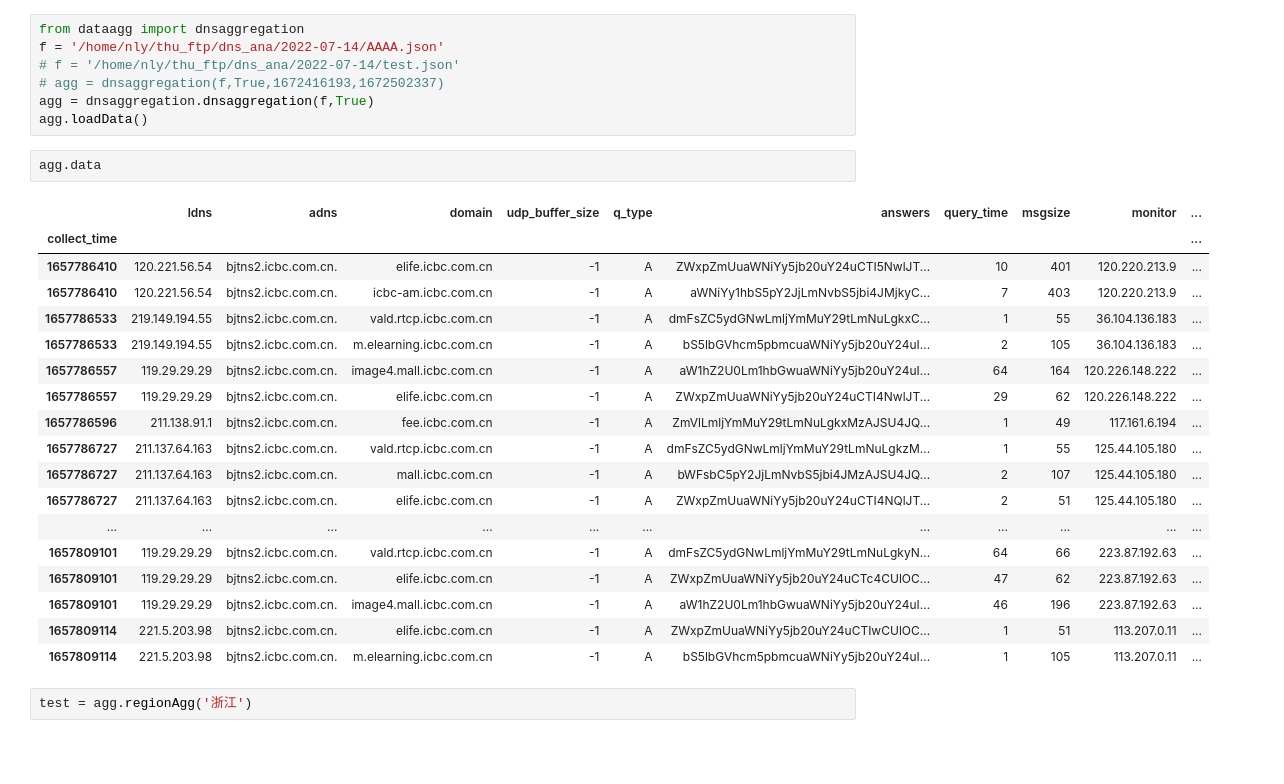
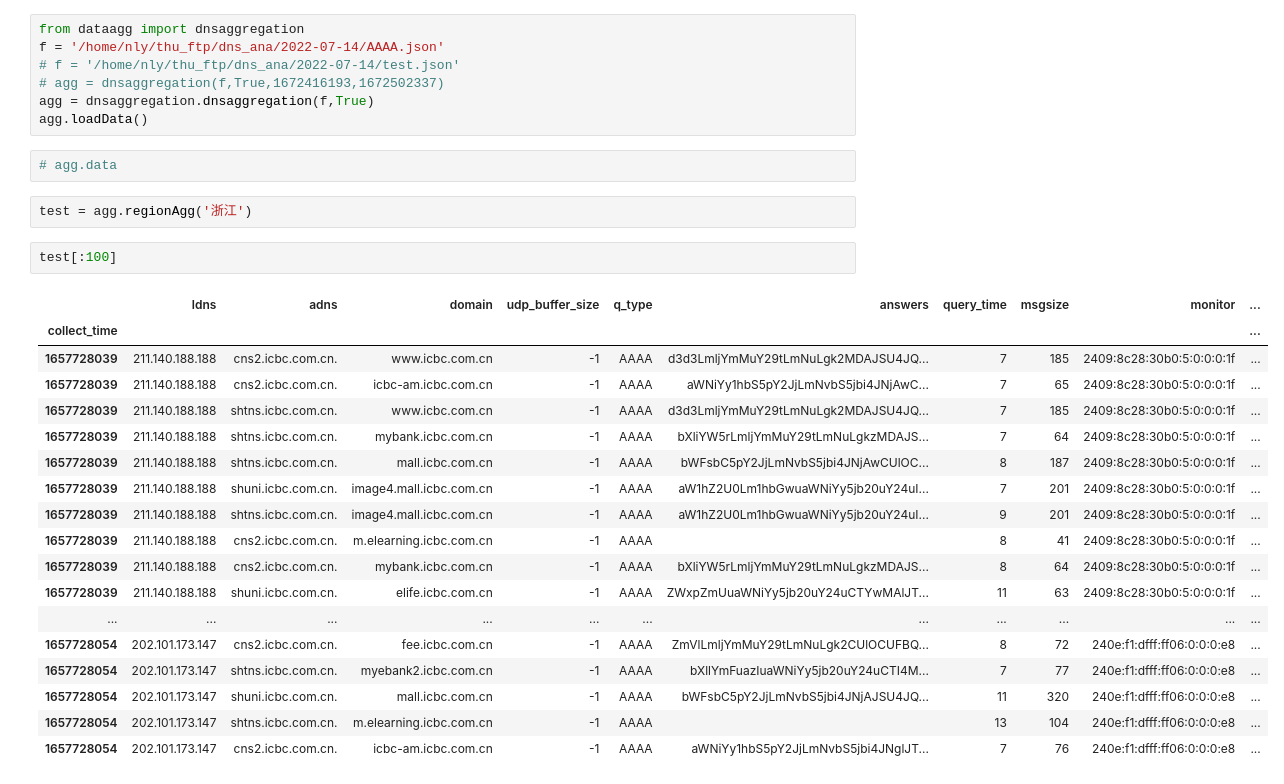
Before and after one commit to menaknak/icbc_project_dns, a Jupyter notebook: atroubleshoot_test-0613.ipynb, the cells around one changed output. Saved outputs shown, nothing was run; the diff lists cells and outputs as text; blank space fills up the shorter version.

```diff
--- a/atroubleshoot_test-0613.ipynb
+++ b/atroubleshoot_test-0613.ipynb
@@ -75,28 +81,30 @@ f = '/home/nly/thu_ftp/dns_ana/2022-07-14/AAAA.json'
 agg = dnsaggregation.dnsaggregation(f,True)
 agg.loadData()
 # %%
-agg.data
+# agg.data
-# %% [output]
-|  | ldns | adns | domain | udp_buffer_size | q_type | answers | query_time | msgsize | monitor | ... |
-| collect_time |  |  |  |  |  |  |  |  |  | ... |
-| 1657786410 | 120.221.56.54 | bjtns2.icbc.com.cn. | elife.icbc.com.cn | -1 | A | ZWxpZmUuaWNiYy5jb20uY24uCTI5NwlJT... | 10 | 401 | 120.220.213.9 | ... |
-| 1657786410 | 120.221.56.54 | bjtns2.icbc.com.cn. | icbc-am.icbc.com.cn | -1 | A | aWNiYy1hbS5pY2JjLmNvbS5jbi4JMjkyC... | 7 | 403 | 120.220.213.9 | ... |
-| 1657786533 | 219.149.194.55 | bjtns2.icbc.com.cn. | vald.rtcp.icbc.com.cn | -1 | A | dmFsZC5ydGNwLmljYmMuY29tLmNuLgkxC... | 1 | 55 | 36.104.136.183 | ... |
-| 1657786533 | 219.149.194.55 | bjtns2.icbc.com.cn. | m.elearning.icbc.com.cn | -1 | A | bS5lbGVhcm5pbmcuaWNiYy5jb20uY24uI... | 2 | 105 | 36.104.136.183 | ... |
-| 1657786557 | 119.29.29.29 | bjtns2.icbc.com.cn. | image4.mall.icbc.com.cn | -1 | A | aW1hZ2U0Lm1hbGwuaWNiYy5jb20uY24uI... | 64 | 164 | 120.226.148.222 | ... |
-| 1657786557 | 119.29.29.29 | bjtns2.icbc.com.cn. | elife.icbc.com.cn | -1 | A | ZWxpZmUuaWNiYy5jb20uY24uCTI4NwlJT... | 29 | 62 | 120.226.148.222 | ... |
-| 1657786596 | 211.138.91.1 | bjtns2.icbc.com.cn. | fee.icbc.com.cn | -1 | A | ZmVlLmljYmMuY29tLmNuLgkxMzAJSU4JQ... | 1 | 49 | 117.161.6.194 | ... |
-| 1657786727 | 211.137.64.163 | bjtns2.icbc.com.cn. | vald.rtcp.icbc.com.cn | -1 | A | dmFsZC5ydGNwLmljYmMuY29tLmNuLgkzM... | 1 | 55 | 125.44.105.180 | ... |
-| 1657786727 | 211.137.64.163 | bjtns2.icbc.com.cn. | mall.icbc.com.cn | -1 | A | bWFsbC5pY2JjLmNvbS5jbi4JMzAJSU4JQ... | 2 | 107 | 125.44.105.180 | ... |
-| 1657786727 | 211.137.64.163 | bjtns2.icbc.com.cn. | elife.icbc.com.cn | -1 | A | ZWxpZmUuaWNiYy5jb20uY24uCTI4NQlJT... | 2 | 51 | 125.44.105.180 | ... |
-| ... | ... | ... | ... | ... | ... | ... | ... | ... | ... | ... |
-| 1657809101 | 119.29.29.29 | bjtns2.icbc.com.cn. | vald.rtcp.icbc.com.cn | -1 | A | dmFsZC5ydGNwLmljYmMuY29tLmNuLgkyN... | 64 | 66 | 223.87.192.63 | ... |
-| 1657809101 | 119.29.29.29 | bjtns2.icbc.com.cn. | elife.icbc.com.cn | -1 | A | ZWxpZmUuaWNiYy5jb20uY24uCTc4CUlOC... | 47 | 62 | 223.87.192.63 | ... |
-| 1657809101 | 119.29.29.29 | bjtns2.icbc.com.cn. | image4.mall.icbc.com.cn | -1 | A | aW1hZ2U0Lm1hbGwuaWNiYy5jb20uY24uI... | 46 | 196 | 223.87.192.63 | ... |
-| 1657809114 | 221.5.203.98 | bjtns2.icbc.com.cn. | elife.icbc.com.cn | -1 | A | ZWxpZmUuaWNiYy5jb20uY24uCTIwCUlOC... | 1 | 51 | 113.207.0.11 | ... |
-| 1657809114 | 221.5.203.98 | bjtns2.icbc.com.cn. | m.elearning.icbc.com.cn | -1 | A | bS5lbGVhcm5pbmcuaWNiYy5jb20uY24uI... | 1 | 105 | 113.207.0.11 | ... |
 # %%
 test = agg.regionAgg('浙江')
+# %%
+test[:100]
+# %% [output]
+|  | ldns | adns | domain | udp_buffer_size | q_type | answers | query_time | msgsize | monitor | ... |
+| collect_time |  |  |  |  |  |  |  |  |  | ... |
+| 1657728039 | 211.140.188.188 | cns2.icbc.com.cn. | www.icbc.com.cn | -1 | AAAA | d3d3LmljYmMuY29tLmNuLgk2MDAJSU4JQ... | 7 | 185 | 2409:8c28:30b0:5:0:0:0:1f | ... |
+| 1657728039 | 211.140.188.188 | cns2.icbc.com.cn. | icbc-am.icbc.com.cn | -1 | AAAA | aWNiYy1hbS5pY2JjLmNvbS5jbi4JNjAwC... | 7 | 65 | 2409:8c28:30b0:5:0:0:0:1f | ... |
+| 1657728039 | 211.140.188.188 | shtns.icbc.com.cn. | www.icbc.com.cn | -1 | AAAA | d3d3LmljYmMuY29tLmNuLgk2MDAJSU4JQ... | 7 | 185 | 2409:8c28:30b0:5:0:0:0:1f | ... |
+| 1657728039 | 211.140.188.188 | shtns.icbc.com.cn. | mybank.icbc.com.cn | -1 | AAAA | bXliYW5rLmljYmMuY29tLmNuLgkzMDAJS... | 7 | 64 | 2409:8c28:30b0:5:0:0:0:1f | ... |
+| 1657728039 | 211.140.188.188 | shtns.icbc.com.cn. | mall.icbc.com.cn | -1 | AAAA | bWFsbC5pY2JjLmNvbS5jbi4JNjAwCUlOC... | 8 | 187 | 2409:8c28:30b0:5:0:0:0:1f | ... |
+| 1657728039 | 211.140.188.188 | shuni.icbc.com.cn. | image4.mall.icbc.com.cn | -1 | AAAA | aW1hZ2U0Lm1hbGwuaWNiYy5jb20uY24uI... | 7 | 201 | 2409:8c28:30b0:5:0:0:0:1f | ... |
+| 1657728039 | 211.140.188.188 | shtns.icbc.com.cn. | image4.mall.icbc.com.cn | -1 | AAAA | aW1hZ2U0Lm1hbGwuaWNiYy5jb20uY24uI... | 9 | 201 | 2409:8c28:30b0:5:0:0:0:1f | ... |
+| 1657728039 | 211.140.188.188 | cns2.icbc.com.cn. | m.elearning.icbc.com.cn | -1 | AAAA |  | 8 | 41 | 2409:8c28:30b0:5:0:0:0:1f | ... |
+| 1657728039 | 211.140.188.188 | cns2.icbc.com.cn. | mybank.icbc.com.cn | -1 | AAAA | bXliYW5rLmljYmMuY29tLmNuLgkzMDAJS... | 8 | 64 | 2409:8c28:30b0:5:0:0:0:1f | ... |
+| 1657728039 | 211.140.188.188 | shuni.icbc.com.cn. | elife.icbc.com.cn | -1 | AAAA | ZWxpZmUuaWNiYy5jb20uY24uCTYwMAlJT... | 11 | 63 | 2409:8c28:30b0:5:0:0:0:1f | ... |
+| ... | ... | ... | ... | ... | ... | ... | ... | ... | ... | ... |
+| 1657728054 | 202.101.173.147 | cns2.icbc.com.cn. | fee.icbc.com.cn | -1 | AAAA | ZmVlLmljYmMuY29tLmNuLgk2CUlOCUFBQ... | 8 | 72 | 240e:f1:dfff:ff06:0:0:0:e8 | ... |
+| 1657728054 | 202.101.173.147 | shtns.icbc.com.cn. | myebank2.icbc.com.cn | -1 | AAAA | bXllYmFuazIuaWNiYy5jb20uY24uCTI4M... | 7 | 77 | 240e:f1:dfff:ff06:0:0:0:e8 | ... |
+| 1657728054 | 202.101.173.147 | shuni.icbc.com.cn. | mall.icbc.com.cn | -1 | AAAA | bWFsbC5pY2JjLmNvbS5jbi4JNjAJSU4JQ... | 11 | 320 | 240e:f1:dfff:ff06:0:0:0:e8 | ... |
+| 1657728054 | 202.101.173.147 | shtns.icbc.com.cn. | m.elearning.icbc.com.cn | -1 | AAAA |  | 13 | 104 | 240e:f1:dfff:ff06:0:0:0:e8 | ... |
+| 1657728054 | 202.101.173.147 | cns2.icbc.com.cn. | icbc-am.icbc.com.cn | -1 | AAAA | aWNiYy1hbS5pY2JjLmNvbS5jbi4JNglJT... | 7 | 76 | 240e:f1:dfff:ff06:0:0:0:e8 | ... |
 # %%
 
 from dnstroubleshoot import atroubleshoot
```
Also changed, not shown: parts of 4 cells of this notebook, 1 other file.
